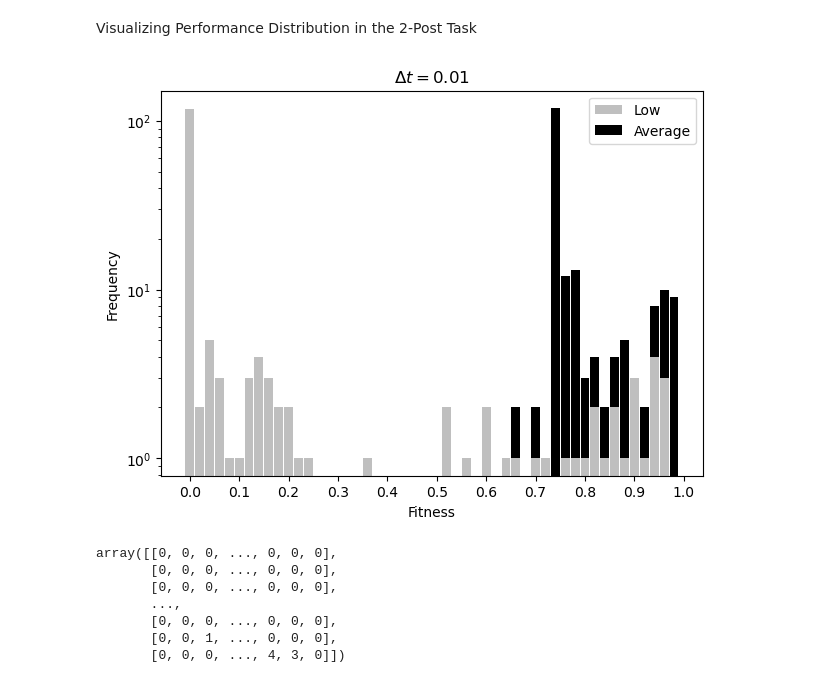
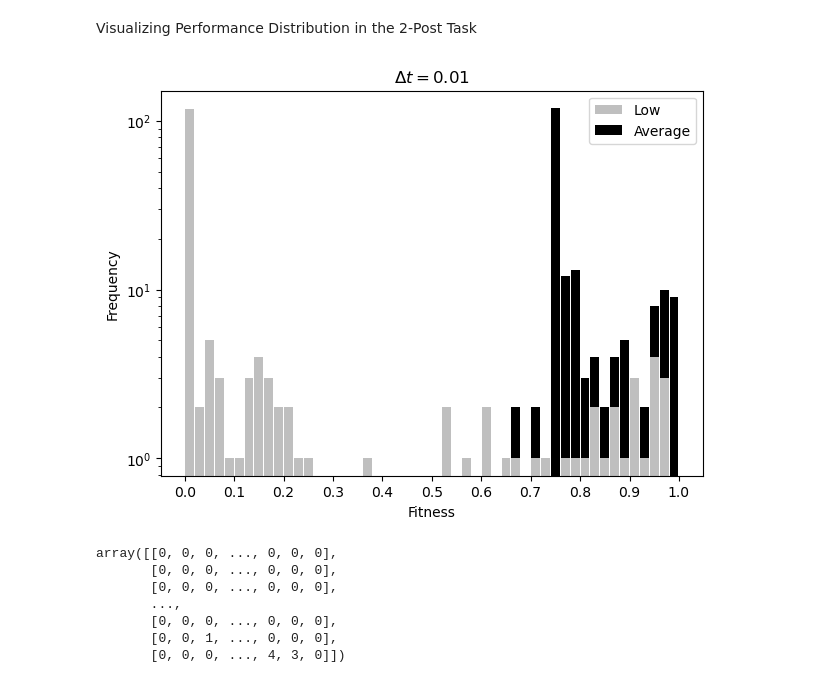
Before and after one commit to ThomasGaul/Cognitive-Distinctions-in-Referential-Communication, a Jupyter notebook: Behavioural-Analysis/Performance-Analysis.ipynb, the cells around one changed output. Saved outputs shown, nothing was run; the diff lists cells and outputs as text; code cells hidden in the pictures.

```diff
--- a/Behavioural-Analysis/Performance-Analysis.ipynb
+++ b/Behavioural-Analysis/Performance-Analysis.ipynb
@@ -64,26 +64,24 @@ Visualizing Performance Distribution in the 2-Post Task
 # %%
 fig,ax = plt.subplots(1,1,figsize=(7,5),sharey="all",sharex="all")
 
 ax.hist([perf_low,perf_avg],bins=50,range=(0,1),density=False,log=True,
-            align="left",color=[".75","0"],histtype="barstacked",rwidth=.9,label=["Low","Average"])
+            align="mid",color=[".75","0"],rwidth=.9,
+            histtype="barstacked",label=["Low","Average"])
 ax.set_xticks(np.arange(0,1.1,.1))
 
 ax.set_title("$\Delta t = 0.01$",fontsize=12)
 ax.set_xlabel("Fitness",fontsize=10)
 ax.set_ylabel("Frequency",fontsize=10)
 ax.legend(loc="upper right")
 
-
-# fig.suptitle("Batch Fitness Histograms for Two Step Sizes",fontsize=20,y=1.05)
-
 fig.subplots_adjust(hspace=0.25)
 
 # os.chdir(BaseDirectory)
 # # fig.savefig('./Plots/P2-histograms.pdf',format="pdf",bbox_inches="tight",dpi=600)
 # fig.savefig('./Plots/P2-histograms.jpeg',bbox_inches="tight",dpi=600)
 plt.show()
 # %% [output]
-[figure, old version]
+[figure, new version]
 # %%
 # associating performance to population array
 def in_bin (xval,yval,x,y,binsize):
```
Also changed, not shown: parts of 1 cell of this notebook, 1 other file.
